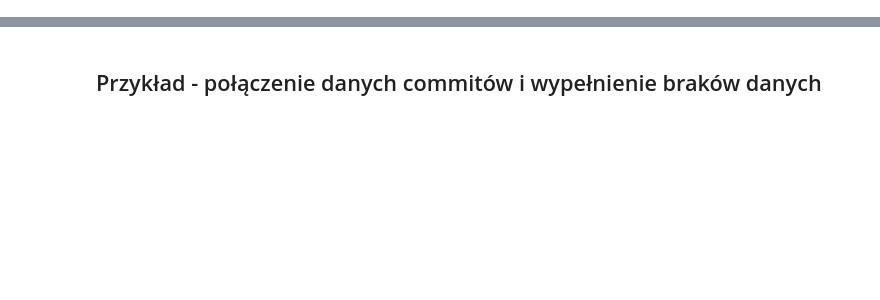
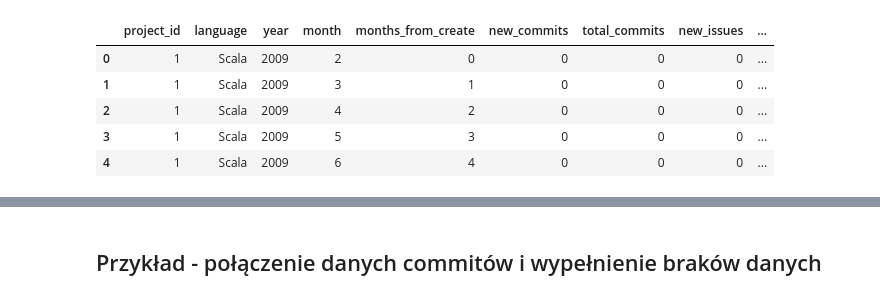
Before and after one commit to DuDiiC/engineering-thesis, a Jupyter notebook: notebooks/02_data_preparing/07. (tmp) łączenie w zbiór uczący.ipynb, the cells around one changed output, grey strips where cells are left out. Cells and saved outputs as stored; diff of their text form; code cells hidden in the pictures; blank space fills up the shorter version.

```diff
--- a/notebooks/02_data_preparing/07. (tmp) łączenie w zbiór uczący.ipynb
+++ b/notebooks/02_data_preparing/07. (tmp) łączenie w zbiór uczący.ipynb
@@ -23,0 +72,25 @@ projects_time_series = projects_time_series.reset_index().drop(columns={'index',
+# %%
+# commity
+projects_time_series = full_merge(projects_time_series, new_commits, 'new_commits', 'total_commits')
+projects_time_series = full_merge(projects_time_series, new_issues, 'new_issues', 'total_issues')
+# issues
+projects_time_series = full_merge(projects_time_series, unique_committers, 'unique_committers', 'total_unique_committers')
+projects_time_series = full_merge(projects_time_series, new_issue_comments, 'new_issue_comments', 'total_issue_comments')
+# pull requesty zmergowane
+projects_time_series = merge_monthly_value(projects_time_series, new_opened_pull_requests_to_merge, 'new_opened_pull_requests_to_merge')
+projects_time_series = merge_monthly_value(projects_time_series, new_merged_pull_requests, 'new_merged_pull_requests')
+projects_time_series = merge_monthly_value(projects_time_series, new_closed_merged_pull_requests, 'new_closed_merged_pull_requests')
+projects_time_series = merge_summary_value(projects_time_series, total_merged_pull_requests, 'total_merged_pull_requests')
+# pull requesty niezmergowane
+projects_time_series = merge_monthly_value(projects_time_series, new_opened_pull_requests_to_discard, 'new_opened_pull_requests_to_discard')
+projects_time_series = merge_monthly_value(projects_time_series, new_closed_unmerged_pull_requests, 'new_closed_unmerged_pull_requests')
+projects_time_series = merge_summary_value(projects_time_series, total_unmerged_pull_requests, 'total_unmerged_pull_requests')
+
+projects_time_series.head()
+# %% [output]
+|  | project_id | language | year | month | months_from_create | new_commits | total_commits | new_issues | ... |
+| 0 | 1 | Scala | 2009 | 2 | 0 | 0 | 0 | 0 | ... |
+| 1 | 1 | Scala | 2009 | 3 | 1 | 0 | 0 | 0 | ... |
+| 2 | 1 | Scala | 2009 | 4 | 2 | 0 | 0 | 0 | ... |
+| 3 | 1 | Scala | 2009 | 5 | 3 | 0 | 0 | 0 | ... |
+| 4 | 1 | Scala | 2009 | 6 | 4 | 0 | 0 | 0 | ... |
```
Also changed, not shown: parts of 19 cells of this notebook.
